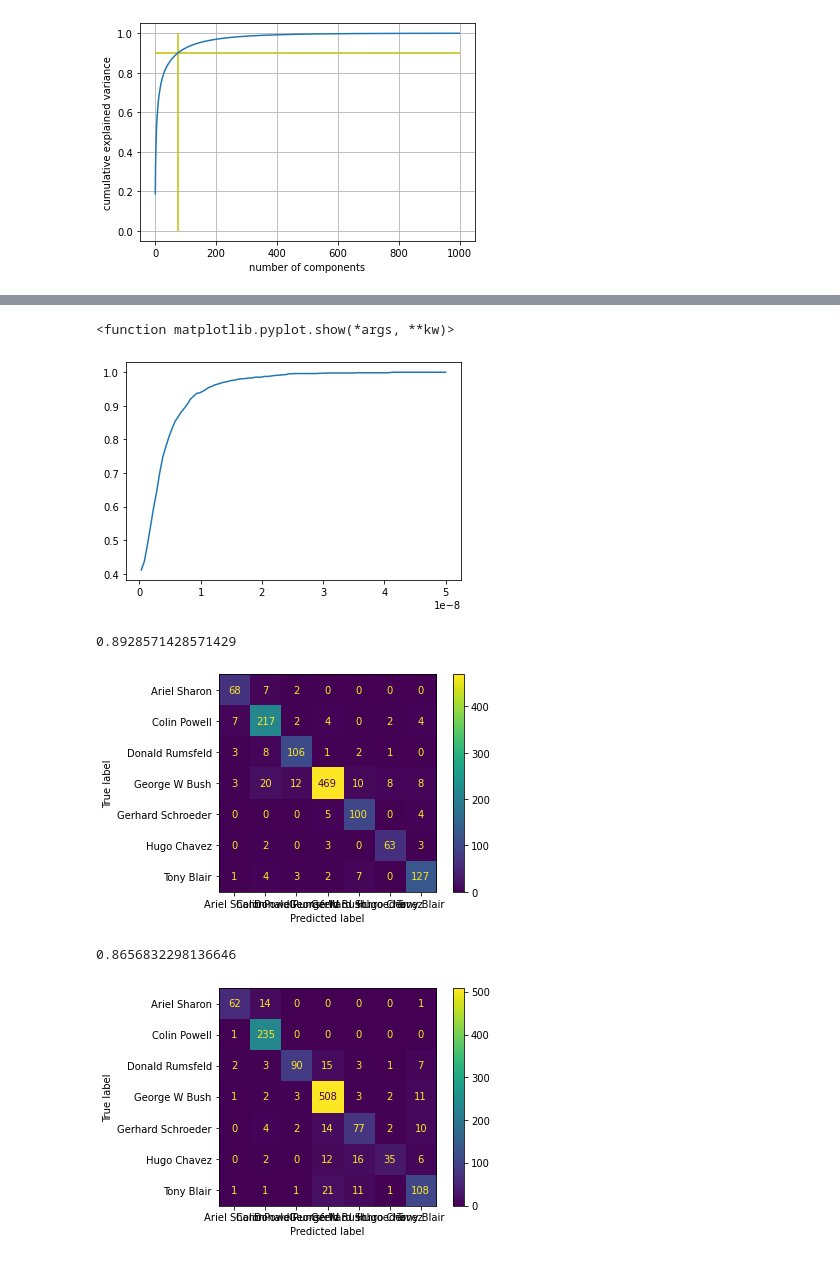
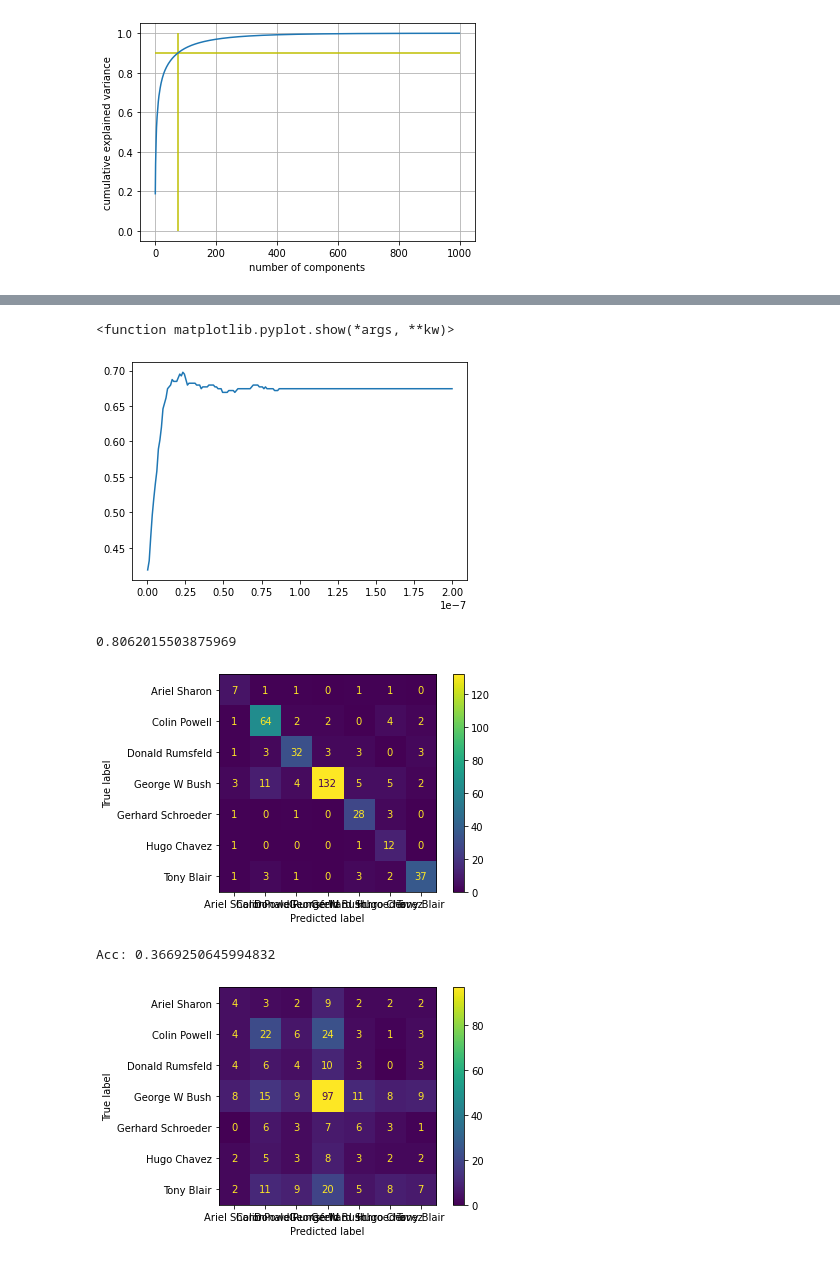
Before and after one commit to chape8/Se-alesIII, a Jupyter notebook: MiniProyecto2.ipynb, the cells around one changed output, grey strips where cells are left out. Cells and saved outputs as stored; diff of their text form; code cells hidden in the pictures.

```diff
--- a/MiniProyecto2.ipynb
+++ b/MiniProyecto2.ipynb
@@ -43,4 +45,5 @@ plt.show()
 pca = PCA(n_components = 150,svd_solver='randomized').fit(data)
 Xfaces = data
 components = pca.transform(data)
+Xtrain, Xtest, ytrain, ytest = train_test_split(components,target,test_size=0.3)
 # %%
@@ -95,16 +98,16 @@ plt.show
 # %%
-C = [1e-12, 1e-10, 1e-5, 1e-1]
+C = [1e-5, 1e-2, 1, 10, 100]
 degree = [1, 2, 3]
 
 for c in C:
   # Entrenemos nuestro modelo
   for deg in degree:
     model = svm.SVC(C = c, kernel = 'poly', gamma = 'auto', degree = deg)
-    model.fit(components,target)
+    model.fit(Xtrain,ytrain)
 
-    yPred = model.predict(components)
-    CMAT = confusion_matrix(target,yPred)
-    porcentajeAcierto = np.sum(np.diag(CMAT)) / len(target)
+    yPred = model.predict(Xtest)
+    CMAT = confusion_matrix(ytest,yPred)
+    porcentajeAcierto = np.sum(np.diag(CMAT)) / len(ytest)
     print("C=",c,"\tdegree=",deg,"\tAcc=",porcentajeAcierto)
 
     ax = ConfusionMatrixDisplay(CMAT,display_labels=lfw_people.target_names)
@@ -127,54 +130,54 @@ C= 1e-10        degree= 3       Acc= 1.0
 # %%
-C = np.linspace(3e-10,5e-8,100)
+C = np.linspace(3e-10,0.2e-6,200)
 acc_vector = []
 for c in C:
   # Entrenemos nuestro modelo
   model = svm.SVC(C = c, kernel = 'poly', gamma = 'auto', degree = 2)
-  model.fit(components,target)
+  model.fit(Xtrain,ytrain)
 
-  yPred = model.predict(components)
-  CMAT = confusion_matrix(target,yPred)
-  porcentajeAcierto = np.sum(np.diag(CMAT)) / len(target)
+  yPred = model.predict(Xtest)
+  CMAT = confusion_matrix(ytest,yPred)
+  porcentajeAcierto = np.sum(np.diag(CMAT)) / len(ytest)
   acc_vector.append(porcentajeAcierto)
 
 plt.plot(C,acc_vector)
 plt.show
 # %% [output]
 <function matplotlib.pyplot.show(*args, **kw)>
-[figure, old version]
+[figure, new version]
 # %%
 # Entrenemos nuestro modelo
-model = svm.LinearSVC(C = 5e-5, max_iter=2000)
-model.fit(components,target)
+model = svm.LinearSVC(C = 1e-5, max_iter=3000)
+model.fit(Xtrain,ytrain)
 
-yPred = model.predict(components)
-CMAT = confusion_matrix(target,yPred)
-porcentajeAcierto = np.sum(np.diag(CMAT)) / len(target)
+yPred = model.predict(Xtest)
+CMAT = confusion_matrix(ytest,yPred)
+porcentajeAcierto = np.sum(np.diag(CMAT)) / len(ytest)
 print(porcentajeAcierto)
 
 ax = ConfusionMatrixDisplay(CMAT,display_labels=lfw_people.target_names)
 ax.plot()
 plt.show()
 # %% [output]
-0.8928571428571429
+0.8062015503875969
-[figure, old version]
+[figure, new version]
 # %%
 from sklearn.neural_network import MLPClassifier
 
 model = MLPClassifier(hidden_layer_sizes=(10,10,20), alpha=1e-4, solver='adam')
-model.fit(components,target)
+model.fit(Xtrain,ytrain)
 
-yPred = model.predict(components)
-CMAT = confusion_matrix(target,yPred)
-porcentajeAcierto = np.sum(np.diag(CMAT)) / len(target)
-print(porcentajeAcierto)
+yPred = model.predict(Xtest)
+CMAT = confusion_matrix(ytest,yPred)
+porcentajeAcierto = np.sum(np.diag(CMAT)) / len(ytest)
+print("Acc:",porcentajeAcierto)
 
 ax = ConfusionMatrixDisplay(CMAT,display_labels=lfw_people.target_names)
 ax.plot()
 plt.show()
 # %% [output]
-0.8656832298136646
+Acc: 0.3669250645994832
-[figure, old version]
+[figure, new version]
 # %%
 layers = [(40),(20,20),(10,10,20),(20,10,10),(10,10,10,10)]
 solv = ['adam','sgd','lbfgs']
```
Also changed, not shown: parts of 15 cells of this notebook.
